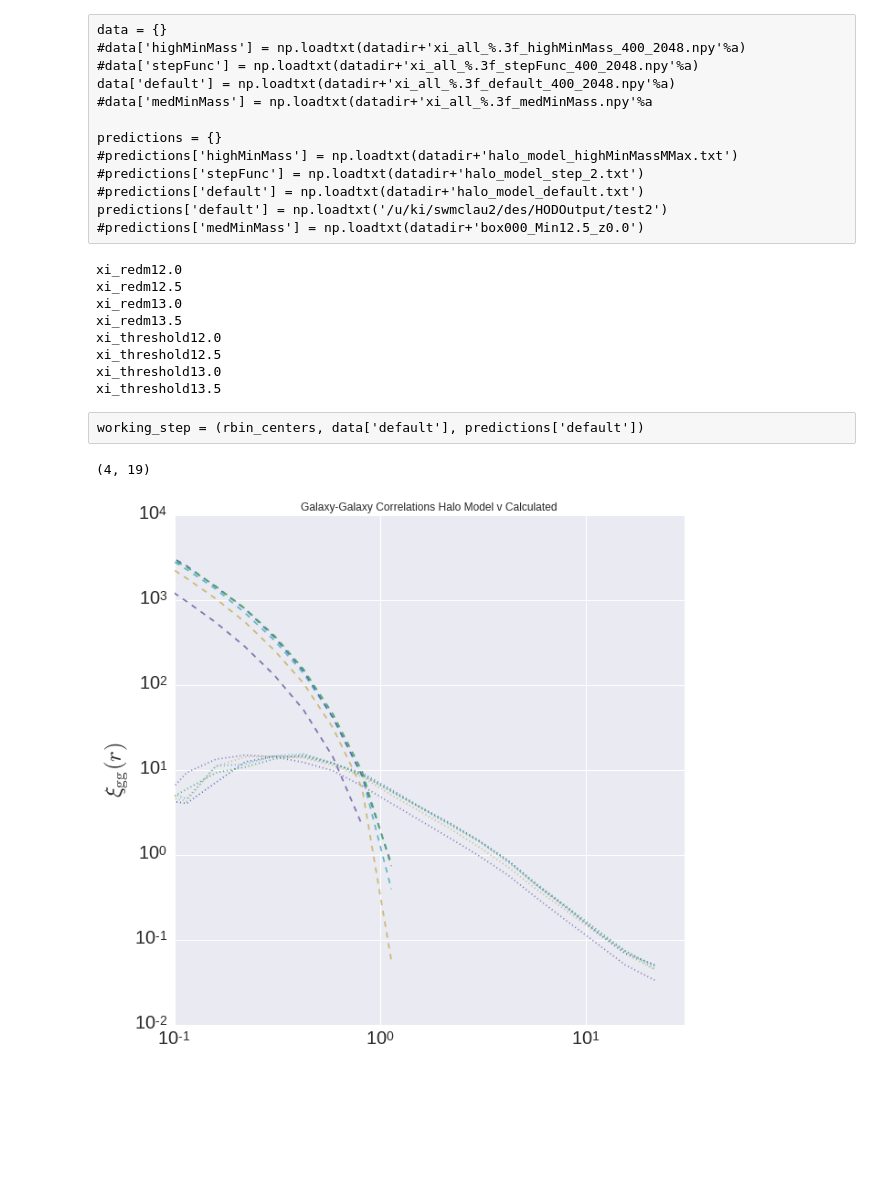
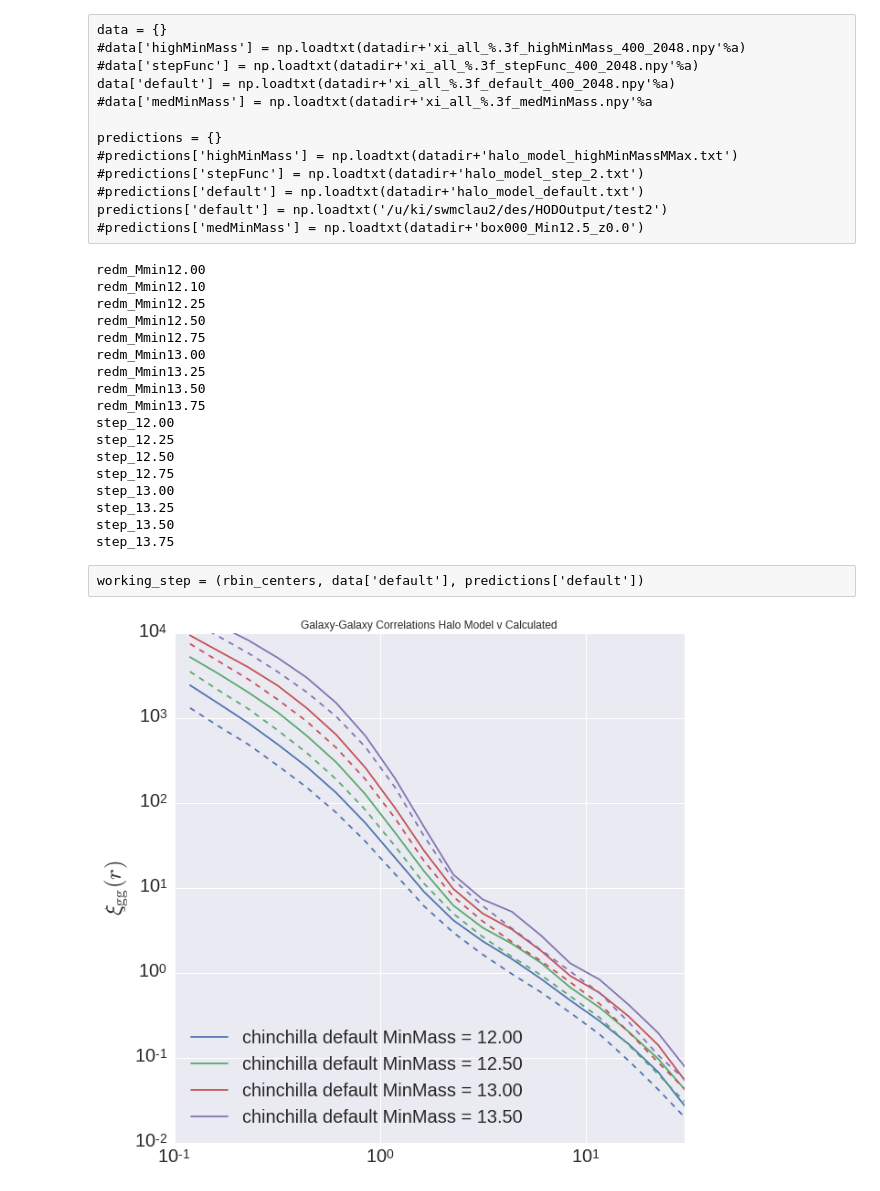
Before and after one commit to mclaughlin6464/HODEmulator, a Jupyter notebook: predictionsVCalculated.ipynb, the cells around one changed output. Drawn from its saved outputs; the diff is of its cells as text; code cells hidden in the pictures; blank space fills up the shorter version.

```diff
--- a/predictionsVCalculated.ipynb
+++ b/predictionsVCalculated.ipynb
@@ -14,7 +14,7 @@ colors = cycle(sns.color_palette())
 a = 1.0
 outputdir = '/u/ki/swmclau2/des/HODOutput/'
 
-sim = 'aardvark'
+sim = 'chinchilla'
 datadir = outputdir+'%s_step_tests/'%sim
 
 #rbins = np.logspace(-1, 1.25, 15)
@@ -34,27 +34,36 @@ predictions['default'] = np.loadtxt('/u/ki/swmclau2/des/HODOutput/test2')
 #predictions['medMinMass'] = np.loadtxt(datadir+'box000_Min12.5_z0.0')
 # %%
 %%bash
-ls /u/ki/swmclau2/des/HODOutput/xi_aardvark/
+ls /u/ki/swmclau2/des/HODOutput/xi_chinchilla/
 # %% [output]
-xi_redm12.0
-xi_redm12.5
-xi_redm13.0
-xi_redm13.5
-xi_threshold12.0
-xi_threshold12.5
-xi_threshold13.0
-xi_threshold13.5
+redm_Mmin12.00
+redm_Mmin12.10
+redm_Mmin12.25
+redm_Mmin12.50
+redm_Mmin12.75
+redm_Mmin13.00
+redm_Mmin13.25
+redm_Mmin13.50
+redm_Mmin13.75
+step_12.00
+step_12.25
+step_12.50
+step_12.75
+step_13.00
+step_13.25
+step_13.50
+step_13.75
 # %%
 data = {}
 predictions = {}
 #for mMin in [12.0+i*0.25 for i in xrange(8)]:
-for mMin in [12.0, 12.50, 13.0,13.5, 15.5]:
+#for mMin in [12.0,12.25, 12.50,12.75, 13.0,13.25,13.5]:
+for mMin in [12.0, 12.50, 13.0, 13.5]:
     data[mMin] = np.loadtxt(datadir+'corr_%.3f_default_mm_%.2f.npy'%(a,mMin) )
-    #predictions[mMin] = np.loadtxt('/u/ki/swmclau2/des/HODOutput/xi_aardvark/xi_redm%.1f'%(mMin) )
+    if sim == 'chinchilla':
+        predictions[mMin] = np.loadtxt('/u/ki/swmclau2/des/HODOutput/xi_chinchilla/redm_Mmin%.2f'%(mMin) )
+    elif sim == 'aardvark':
+        predictions[mMin] = np.loadtxt('/u/ki/swmclau2/des/HODOutput/xi_aardvark/xi_redm%.1f'%(mMin) )
 # %% [raw]
 working_step = (rbin_centers, data['default'], predictions['default'])
-# %%
-print data[12.0].shape
-# %% [output]
-(4, 19)
 # %%
@@ -66,31 +75,31 @@ rbin_centers = (rbins[1:]+rbins[:-1])/2 #Here or in the loop?
 # %%
 fig = plt.figure(figsize = (10,10))
 for mMin, color in zip(sorted(data.iterkeys()), colors):
     #rbins = np.logspace(-1, 1.7, 20)
     #rbin_centers = (rbins[1:]+rbins[:-1])/2
 
-    #plt.plot(data[mMin][0,:]/2, data[mMin][1,:], label = '%s default MinMass = %.2f'%(sim, mMin), color = color)
-    plt.plot(data[mMin][0,:]/2, data[mMin][2,:],ls = '--', color = color)
-    plt.plot(data[mMin][0,:]/2, data[mMin][3,:],ls = ':', color = color)
+    plt.plot(data[mMin][0,:], data[mMin][1,:], label = '%s default MinMass = %.2f'%(sim, mMin), color = color)
+    #plt.plot(data[mMin][0,:], data[mMin][2,:], color = color)
+    #plt.plot(data[mMin][0,:], data[mMin][3,:],ls = ':', color = color)
 
     #plt.plot(rbin_centers, data[mMin], label = '%s RedMagic MinMass = %.2f'%(sim, mMin), color = color)
-    #plt.plot(predictions[mMin][:,0], predictions[mMin][:,1], ls = '--', color = color  )
+    plt.plot(predictions[mMin][:,0], predictions[mMin][:,1], ls = '--', color = color  )
     #plt.plot(predictions[mMin][:,0], predictions[mMin][:,2], ls = '--', color = color  )
 
 
 plt.title('Galaxy-Galaxy Correlations Halo Model v Calculated')
 plt.xlim(xmin = 0.1, xmax = 30)
 plt.ylim(ymin = 1e-2, ymax = 1e4)
 plt.loglog()
 plt.xticks(fontsize=20)
 plt.yticks(fontsize=20)
 #plt.xlabel(r'$r $  $\rm{[Mpc]}$', fontsize=25)
 plt.ylabel(r'$\xi_{\rm gg}(r)$', fontsize=25)
 plt.legend(loc='best', fontsize=20)
 
 plt.show()
 # %% [output]
-[figure, old version]
+[figure, new version]
 # %%
 for label, color in zip(sorted(data.iterkeys()), colors):
     fig = plt.figure(figsize = (10,10))
```
Also changed, not shown: parts of 7 cells of this notebook, 1 other file.
